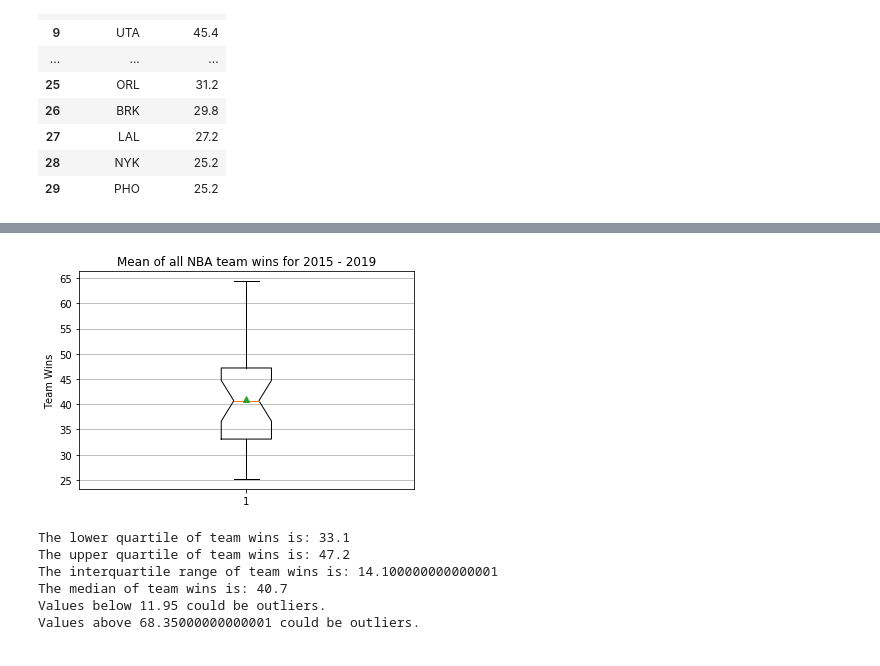
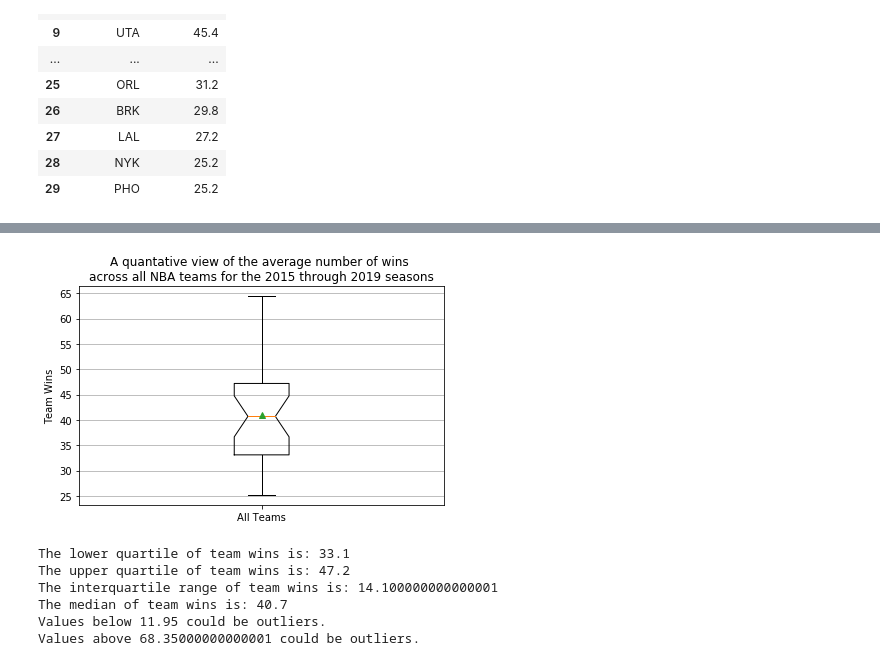
Before and after one commit to Michelin96/project-one, a Jupyter notebook: TeamWins_plots.ipynb, the cells around one changed output, grey strips where cells are left out. Saved outputs shown, nothing was run; the diff lists cells and outputs as text; code cells hidden in the pictures.

```diff
--- a/TeamWins_plots.ipynb
+++ b/TeamWins_plots.ipynb
@@ -183,37 +254,38 @@ plt.show()
 # %%
-# The second example again looks at the LAX temperature data set and computes quantiles
-#temperature_df = pd.read_csv('../Resources/lax_temperature.csv')
+#--------------------------------------------
 #teamwins = nba_sum_wins_sorted_df['Total Wins']
 meanteamwins = nba_mean_wins_sorted_df['Mean Wins']
 
 fig1, ax1 = plt.subplots()
-ax1.set_title('Mean of all NBA team wins for 2015 - 2019')
+ax1.set_title('A quantative view of the average number of wins \nacross all NBA teams for the 2015 through 2019 seasons')
 ax1.set_ylabel('Team Wins')
 # Show horizontal grid lines for better clarity
 axes = plt.gca()
 axes.yaxis.grid()
 
+plt.tight_layout()
 ax1.boxplot(meanteamwins,showmeans=True,notch = True)
+plt.xticks([1], ['All Teams'], rotation = 0)
 plt.savefig("Plots/BoxplotofMeanWins.png")
 plt.show()
 
 # Quartile calculations
 quartiles = meanteamwins.quantile([.25,.5,.75])
 lowerq = quartiles[0.25]
 upperq = quartiles[0.75]
 iqr = upperq-lowerq
 
 print(f"The lower quartile of team wins is: {lowerq}")
 print(f"The upper quartile of team wins is: {upperq}")
 print(f"The interquartile range of team wins is: {iqr}")
 print(f"The median of team wins is: {quartiles[0.5]} ")
 
 lower_bound = lowerq - (1.5*iqr)
 upper_bound = upperq + (1.5*iqr)
 print(f"Values below {lower_bound} could be outliers.")
 print(f"Values above {upper_bound} could be outliers.")
 # %% [output]
-[figure, old version]
+[figure, new version]
 The lower quartile of team wins is: 33.1
 The upper quartile of team wins is: 47.2
 The interquartile range of team wins is: 14.100000000000001
```
Also changed, not shown: parts of 5 cells of this notebook, 4 other files.
